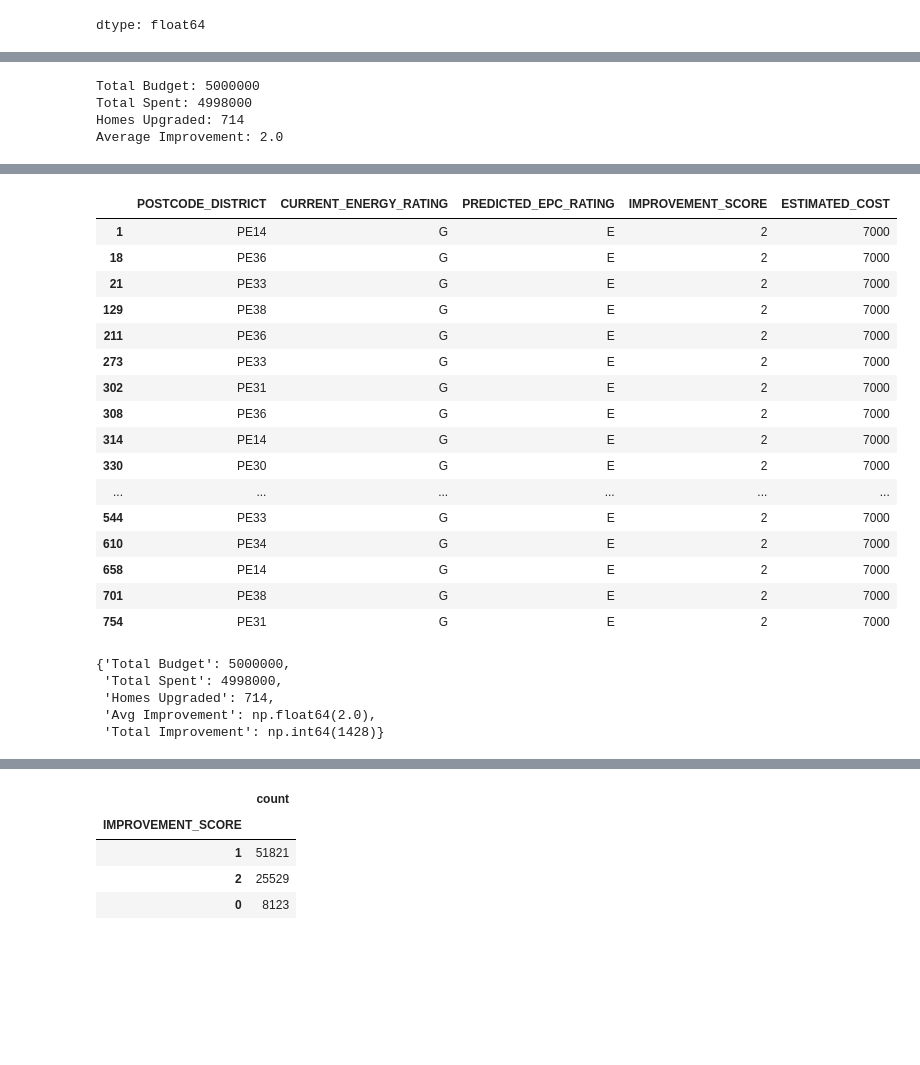
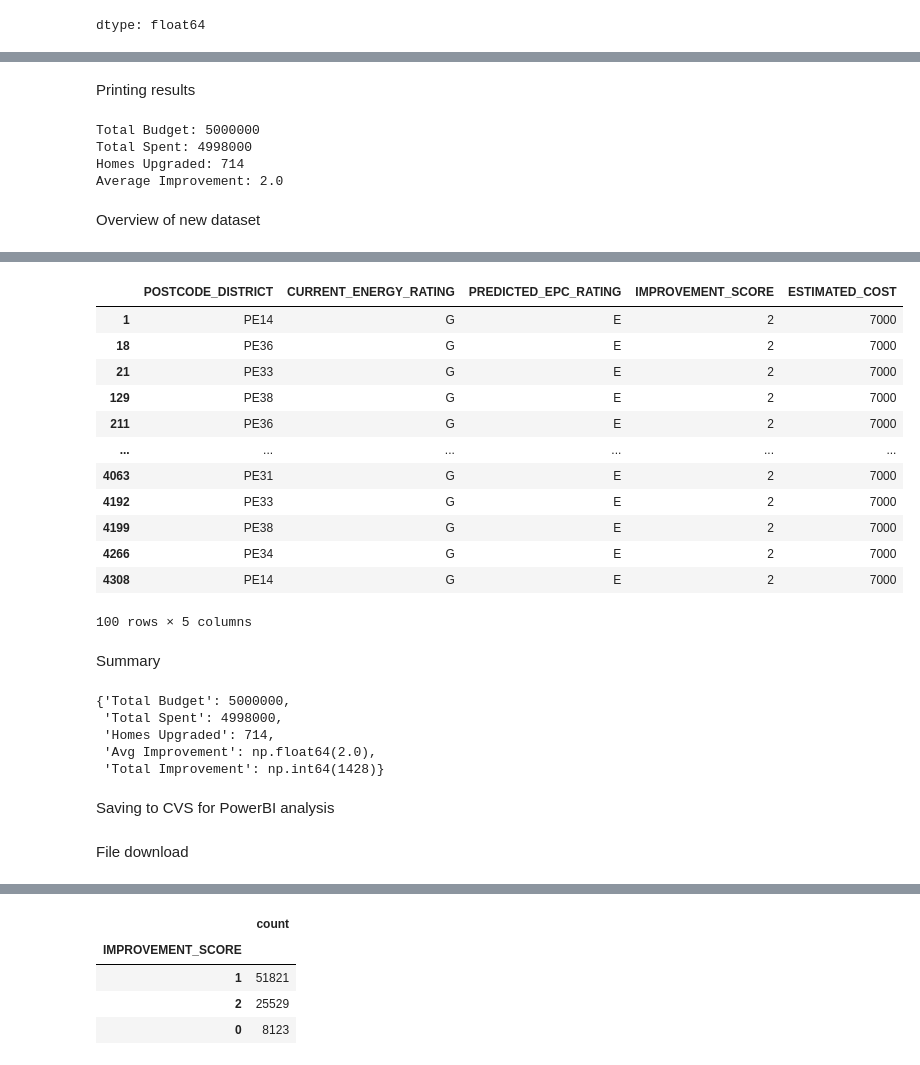
Before and after one commit to AceAdedeji10/CapstoneProject, a Jupyter notebook: KingLynnHousingDataProject.ipynb, the cells around one changed output, grey strips where cells are left out. Cells and saved outputs as stored; diff of their text form; code cells hidden in the pictures; blank space fills up the shorter version.

```diff
--- a/KingLynnHousingDataProject.ipynb
+++ b/KingLynnHousingDataProject.ipynb
@@ -136,6 +170,8 @@ total_improvement = selected_df['IMPROVEMENT_SCORE'].sum()
 # %%
 before_avg = selected_df['EPC_NUMERIC'].mean()
 after_avg = selected_df['PREDICTED_EPC_NUMERIC'].mean()
+# %% [markdown]
+Printing results
 # %%
 print("Total Budget:", BUDGET)
 print("Total Spent:", total_spent)
@@ -146,6 +182,8 @@ Total Budget: 5000000
 Total Spent: 4998000
 Homes Upgraded: 714
 Average Improvement: 2.0
+# %% [markdown]
+Overview of new dataset
 # %%
 selected_df.head()
 # %% [output]
@@ -158,25 +196,23 @@ selected_df.head()
 # %%
 selected_df[['POSTCODE_DISTRICT', 'CURRENT_ENERGY_RATING',
              'PREDICTED_EPC_RATING', 'IMPROVEMENT_SCORE',
-             'ESTIMATED_COST']].head(20)
+             'ESTIMATED_COST']].head(100)
 # %% [output]
 |  | POSTCODE_DISTRICT | CURRENT_ENERGY_RATING | PREDICTED_EPC_RATING | IMPROVEMENT_SCORE | ESTIMATED_COST |
 | 1 | PE14 | G | E | 2 | 7000 |
 | 18 | PE36 | G | E | 2 | 7000 |
 | 21 | PE33 | G | E | 2 | 7000 |
 | 129 | PE38 | G | E | 2 | 7000 |
 | 211 | PE36 | G | E | 2 | 7000 |
-| 273 | PE33 | G | E | 2 | 7000 |
-| 302 | PE31 | G | E | 2 | 7000 |
-| 308 | PE36 | G | E | 2 | 7000 |
-| 314 | PE14 | G | E | 2 | 7000 |
-| 330 | PE30 | G | E | 2 | 7000 |
 | ... | ... | ... | ... | ... | ... |
-| 544 | PE33 | G | E | 2 | 7000 |
-| 610 | PE34 | G | E | 2 | 7000 |
-| 658 | PE14 | G | E | 2 | 7000 |
-| 701 | PE38 | G | E | 2 | 7000 |
-| 754 | PE31 | G | E | 2 | 7000 |
+| 4063 | PE31 | G | E | 2 | 7000 |
+| 4192 | PE33 | G | E | 2 | 7000 |
+| 4199 | PE38 | G | E | 2 | 7000 |
+| 4266 | PE34 | G | E | 2 | 7000 |
+| 4308 | PE14 | G | E | 2 | 7000 |
+100 rows × 5 columns
+# %% [markdown]
+Summary
 # %%
 summary = {
     "Total Budget": BUDGET,
@@ -193,8 +229,12 @@ summary
  'Homes Upgraded': 714,
  'Avg Improvement': np.float64(2.0),
  'Total Improvement': np.int64(1428)}
+# %% [markdown]
+Saving to CVS for PowerBI analysis
 # %%
 selected_df.to_csv('funded_homes.csv', index=False)
+# %% [markdown]
+File download
 # %%
 files.download('funded_homes.csv')
 # %% [output]
```
Also changed, not shown: parts of 18 cells of this notebook.
